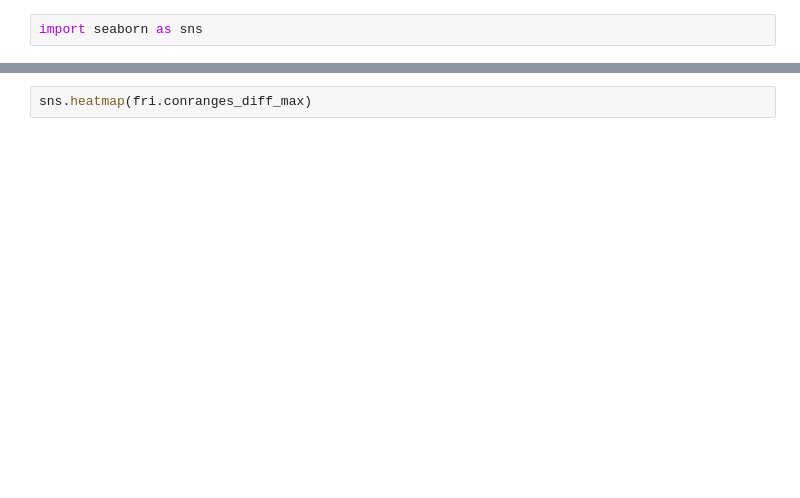
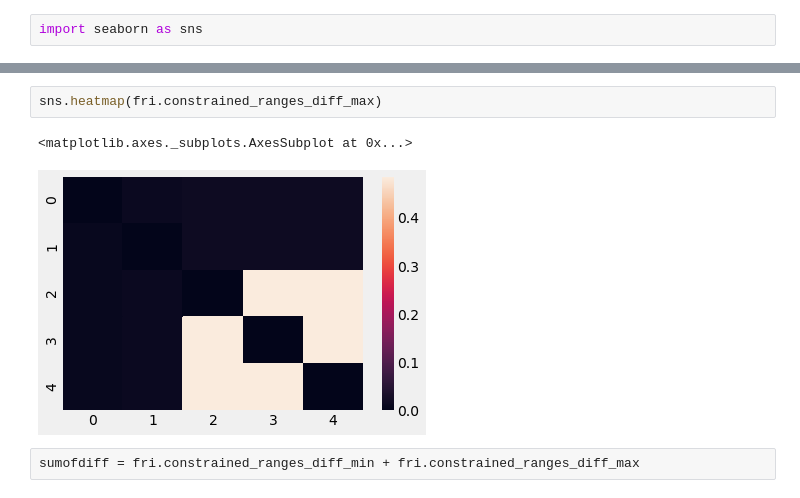
Before and after one commit to lpfann/fri, a Jupyter notebook: notebooks/Test_conRanges.ipynb, the cells around one changed output, grey strips where cells are left out. Cells and saved outputs as stored; diff of their text form; blank space fills up the shorter version.

```diff
--- a/notebooks/Test_conRanges.ipynb
+++ b/notebooks/Test_conRanges.ipynb
@@ -101,2 +112,7 @@ sns.heatmap(fri.conranges_diff_min)
 # %%
-sns.heatmap(fri.conranges_diff_max)
+sns.heatmap(fri.constrained_ranges_diff_max)
+# %% [output]
+<matplotlib.axes._subplots.AxesSubplot at 0x...>
+[figure, added]
+# %%
+sumofdiff = fri.constrained_ranges_diff_min + fri.constrained_ranges_diff_max
```
Also changed, not shown: parts of 6 cells of this notebook, 1 other file.
